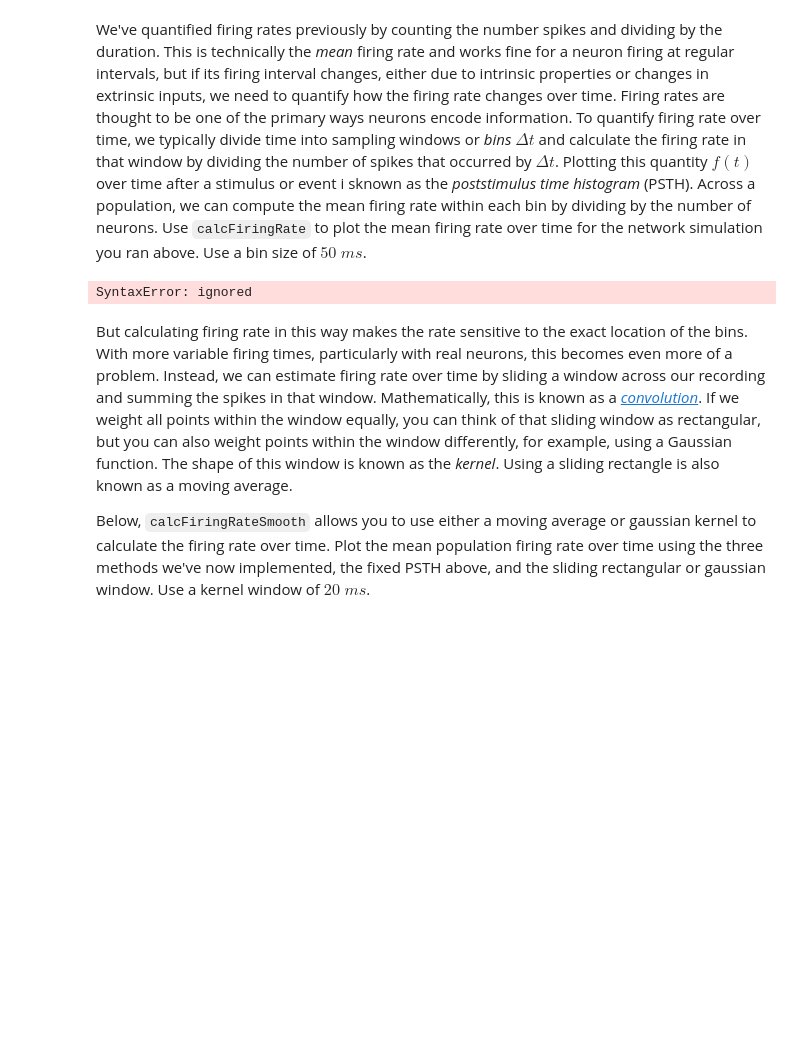
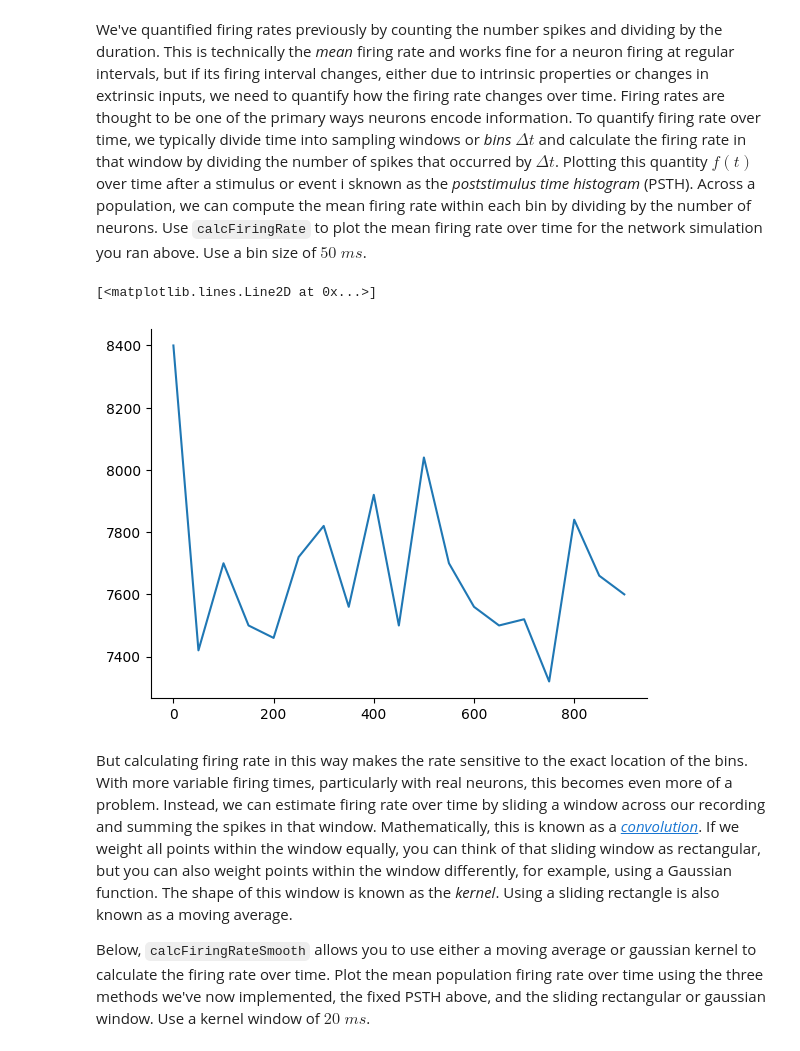
Before and after one commit to vincentyliu2001/BIO74.03-Exercises, a Jupyter notebook: CompModNervSys_exercise11.ipynb, the cells around one changed output. Cells and saved outputs as stored; diff of their text form; code cells hidden in the pictures; blank space fills up the shorter version.

```diff
--- a/CompModNervSys_exercise11.ipynb
+++ b/CompModNervSys_exercise11.ipynb
@@ -367,22 +372,25 @@ We've quantified firing rates previously by counting the number spikes and divid
 # %%
 def calcFiringRate(t,spike_times,bin_size):
     t_bins = np.arange(0,t[-1],bin_size)
     if isinstance(spike_times,list):
         N = np.zeros(len(t_bins)-1)
         for s in spike_times:
             Ns,_ = np.histogram(s,t_bins) # get number of spike at each time point using histogram
             N += Ns
     else:
         N,_ = np.histogram(spike_times,t_bins) # get number of spike at each time point using histogram
     firing_rate = N/(bin_size*1e-3)
     t_bins = t_bins[:-1]
     return t_bins, firing_rate # time and firing rate
 
 bin_size = 50 # ms - bin size
 
 # Plot here
+t_bins, firing_rate = calcFiringRate(t, spike_times, bin_size)
+plt.plot(t_bins, firing_rate)
 # %% [output]
-SyntaxError: ignored
+[<matplotlib.lines.Line2D at 0x...>]
+[figure, added]
 # %% [markdown]
 But calculating firing rate in this way makes the rate sensitive to the exact location of the bins. With more variable firing times, particularly with real neurons, this becomes even more of a problem. Instead, we can estimate firing rate over time by sliding a window across our recording and summing the spikes in that window. Mathematically, this is known as a [*convolution*](https://en.wikipedia.org/wiki/Convolution). If we weight all points within the window equally, you can think of that sliding window as rectangular, but you can also weight points within the window differently, for example, using a Gaussian function. The shape of this window is known as the *kernel*. Using a sliding rectangle is also known as a moving average.
 
```
Also changed, not shown: parts of 3 cells of this notebook.
